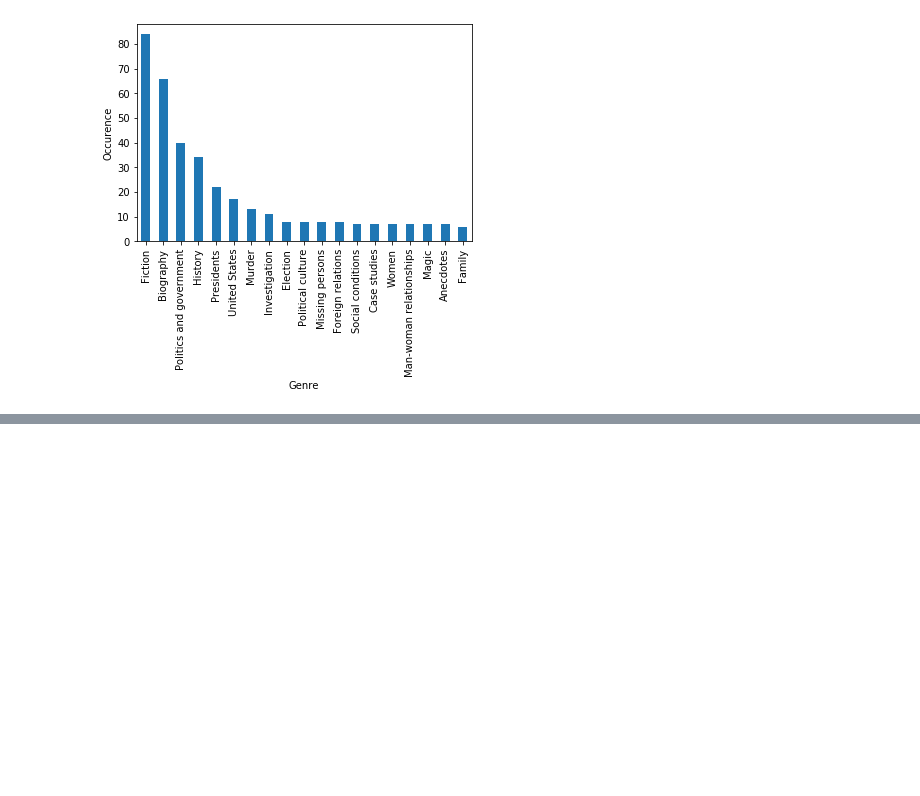
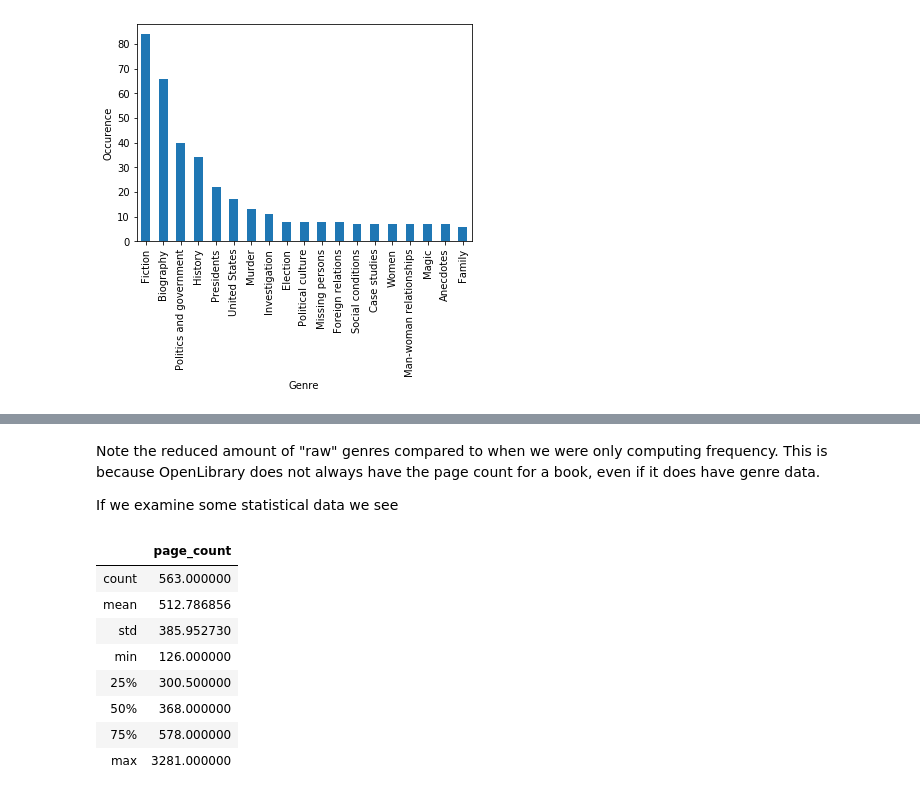
Before and after one commit to brennyD/brennyD.github.io, a Jupyter notebook: Final Tutorial.ipynb, the cells around one changed output, grey strips where cells are left out. Cells and saved outputs as stored; diff of their text form; code cells hidden in the pictures; blank space fills up the shorter version.

```diff
--- a/Final Tutorial.ipynb
+++ b/Final Tutorial.ipynb
@@ -455,0 +488,16 @@ Based on this plot, it is apparent that, outside of general fiction, books that
+# %% [markdown]
+Note the reduced amount of "raw" genres compared to when we were only computing frequency. This is because OpenLibrary does not always have the page count for a book, even if it does have genre data.
+
+If we examine some statistical data we see
+# %%
+genres_total.describe()
+# %% [output]
+|  | page_count |
+| count | 563.000000 |
+| mean | 512.786856 |
+| std | 385.952730 |
+| min | 126.000000 |
+| 25% | 300.500000 |
+| 50% | 368.000000 |
+| 75% | 578.000000 |
+| max | 3281.000000 |
```
Also changed, not shown: parts of 7 cells of this notebook, 1 other file.
